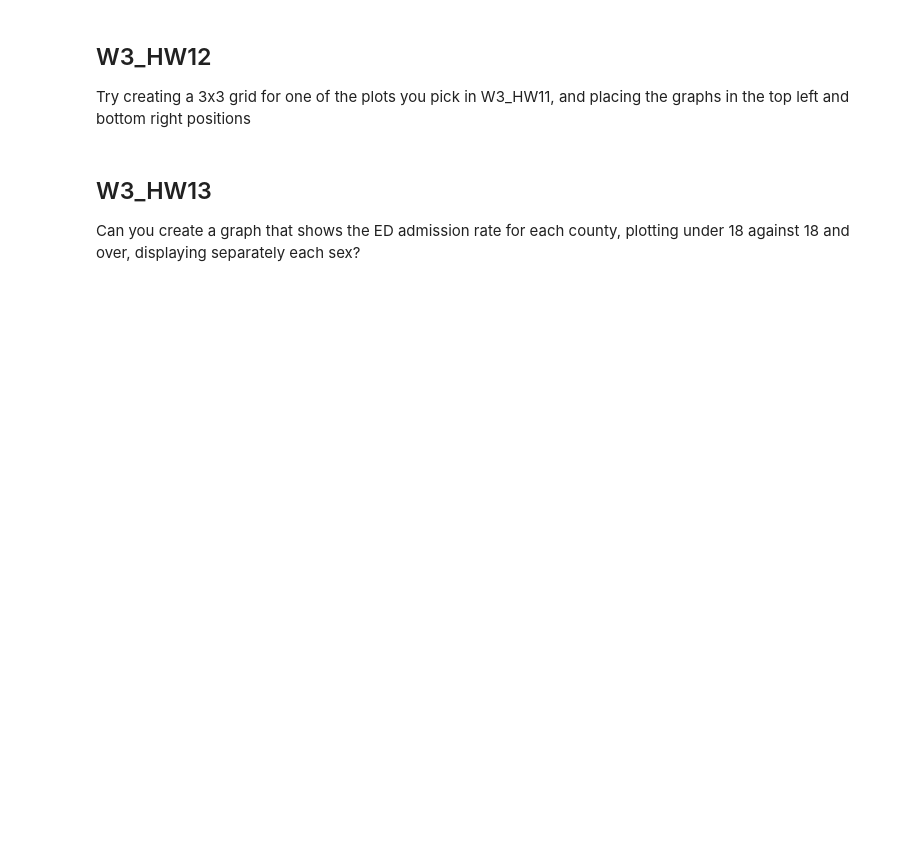
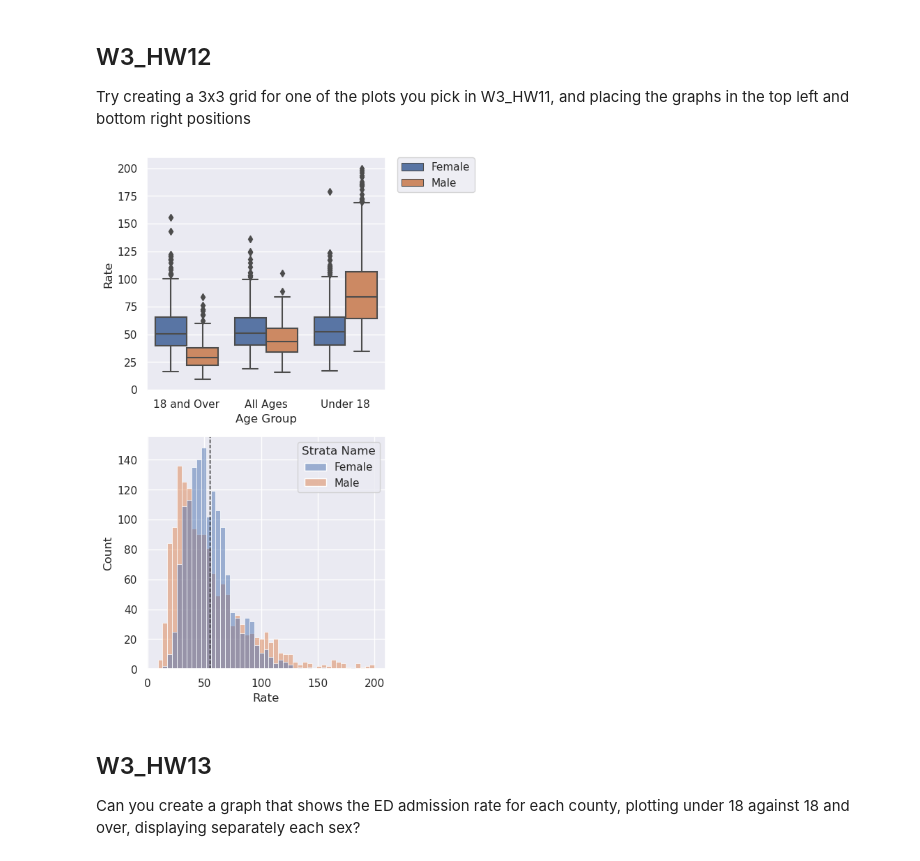
Before and after one commit to ramayyala/TRGN_515, a Jupyter notebook: Homeworks/W3-HWproblems.ipynb, the cells around one changed output. Saved outputs shown, nothing was run; the diff lists cells and outputs as text; code cells hidden in the pictures; blank space fills up the shorter version.

```diff
--- a/Homeworks/W3-HWproblems.ipynb
+++ b/Homeworks/W3-HWproblems.ipynb
@@ -22,6 +86,23 @@ or by hex color codes (#BDA493, #63C638, etc - A very handy color picker can be
 ## W3_HW12
 
 Try creating a 3x3 grid for one of the plots you pick in W3_HW11, and placing the graphs in the top left and bottom right positions
+# %%
+fig = plt.figure(figsize=(15,15), dpi=100)
+
+fig.add_subplot(3,3,1)
+ax = sns.boxplot(data=df_subset3,
+                 x='Age Group', y='Rate', hue='Strata Name',
+                )
+
+ax.legend(bbox_to_anchor=(1.05, 1), loc=2, borderaxespad=0.)
+
+fig.add_subplot(3,3,4)
+sns.histplot(df_subset3,x="Rate", hue='Strata Name')
+plt.axvline(df_subset3["Rate"].mean(), color='k', linestyle='dashed', linewidth=1)
+
+plt.show()
+# %% [output]
+[figure, added]
 # %% [markdown]
 ## W3_HW13
 
```
Also changed, not shown: parts of 16 cells of this notebook.
